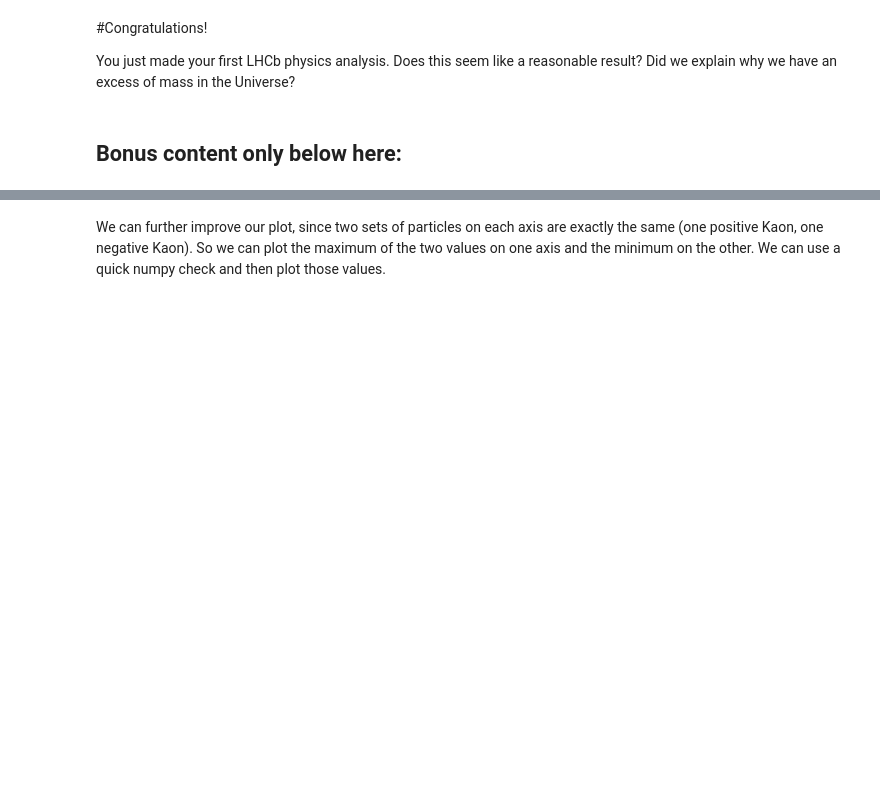
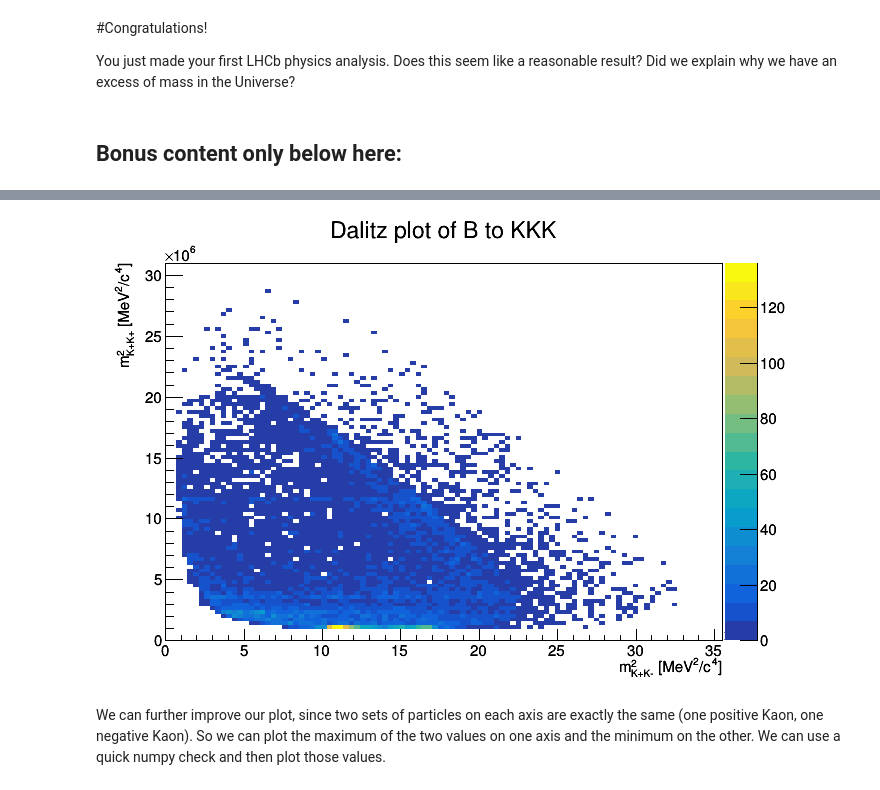
Before and after one commit to Jonastjep/Big_Data_Physics_PRA3024, a Jupyter notebook: Week2_LHCb/LHCb_2021.ipynb, the cells around one changed output, grey strips where cells are left out. Saved outputs shown, nothing was run; the diff lists cells and outputs as text; code cells hidden in the pictures; blank space fills up the shorter version.

```diff
--- a/Week2_LHCb/LHCb_2021.ipynb
+++ b/Week2_LHCb/LHCb_2021.ipynb
@@ -952,0 +964,22 @@ To analyse the intermediate states we can measure the invarient masses of the in
+# %%
+#Define a function to find the invarient mass of two given Kaons
+# we return a string that can be used as an imput in a ROOT histogram.
+# The formula for the invariant mass of short lived intermediate particle
+# from the decay products is used, as well as the one used in the introduction
+# to calculate the mass distribution.
+
+def inv_m(kaon1, kaon2):
+  m1 = "(sqrt({0}_E*{0}_E - {0}_Ptot*{0}_Ptot))".format(kaon1)
+  m2 = "(sqrt({0}_E*{0}_E - {0}_Ptot*{0}_Ptot))".format(kaon2)
+
+  E1 = "{0}_E".format(kaon1)
+  E2 = "{0}_E".format(kaon2)
+
+  p1 = {"tot":"{0}_Ptot".format(kaon1),"x":"{0}_PX".format(kaon1),"y":"{0}_PY".format(kaon1),"z":"{0}_PZ".format(kaon1)}
+  p2 = {"tot":"{0}_Ptot".format(kaon2),"x":"{0}_PX".format(kaon2),"y":"{0}_PY".format(kaon2),"z":"{0}_PZ".format(kaon2)}
+
+  dotProd_p = "({0}*{1} + {2}*{3} + {4}*{5})".format(p1["x"],p2["x"],p1["y"],p2["y"],p1["z"],p2["z"])
+
+  m_inv = "({0}**2 + {1}**2 + 2*{2}*{3} - 2*{4})".format(m1,m2,E1,E2,dotProd_p)
+
+  return m_inv
@@ -953,3 +997,17 @@ To analyse the intermediate states we can measure the invarient masses of the in
 # %%
 #Then, ensuring you're still taking the data after the selection, make a Dalitz plot. This is a 2-D scatter plot (use e.g. TH2F to make the plot where we used TH1F before)
 #Choose an appropriate binning in your scatter
+m_KpKp = inv_m("H1", "H2")
+m_KpKm = inv_m("H2", "H3")
+
+c1 = ROOT.TCanvas("c1","c1")
+
+CutTree.Draw("{0}:{1}>>dalitz(100,300e3,2*14000e3,100,1800e3,5800e3)".format(m_KpKp,m_KpKm))
+dalitzHist = ROOT.gDirectory.Get("dalitz")
+dalitzHist.SetTitle("Dalitz plot of B to KKK")
+dalitzHist.GetYaxis().SetTitle("m^{2}_{K+K+} [MeV^{2}/c^{4}]")
+dalitzHist.GetXaxis().SetTitle("m^{2}_{K+K-} [MeV^{2}/c^{4}]")
+
+dalitzHist.Draw("colz")
+c1.Draw()
+# %% [output]
@@ -956,3 +1015,4 @@ To analyse the intermediate states we can measure the invarient masses of the in
+[figure, added]
 # %% [markdown]
 We can further improve our plot, since two sets of particles on each axis are exactly the same (one positive Kaon, one negative Kaon). So we can plot the maximum of the two values on one axis and the minimum on the other. We can use a quick numpy check and then plot those values.
 # %%
```
Also changed, not shown: parts of 24 cells of this notebook.
